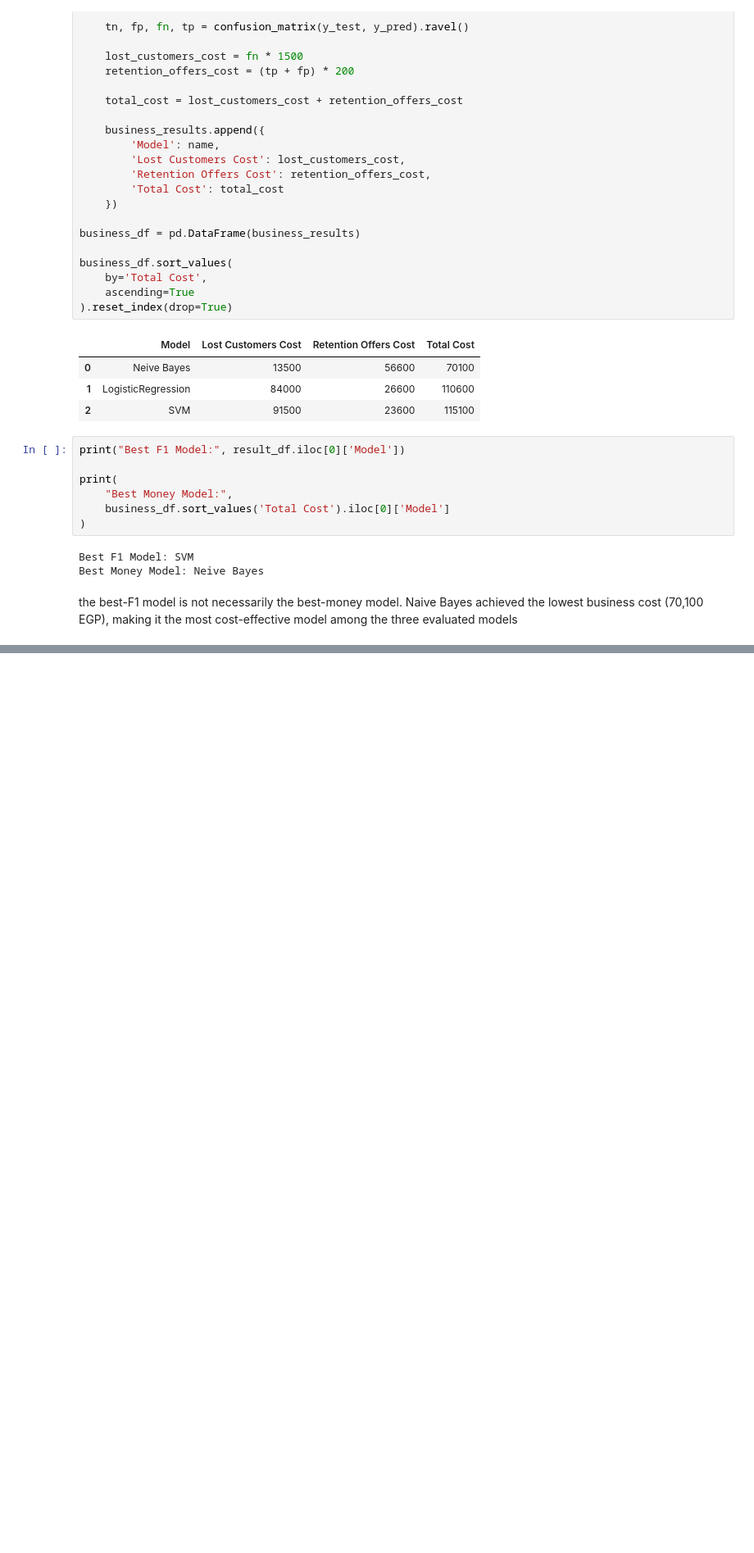
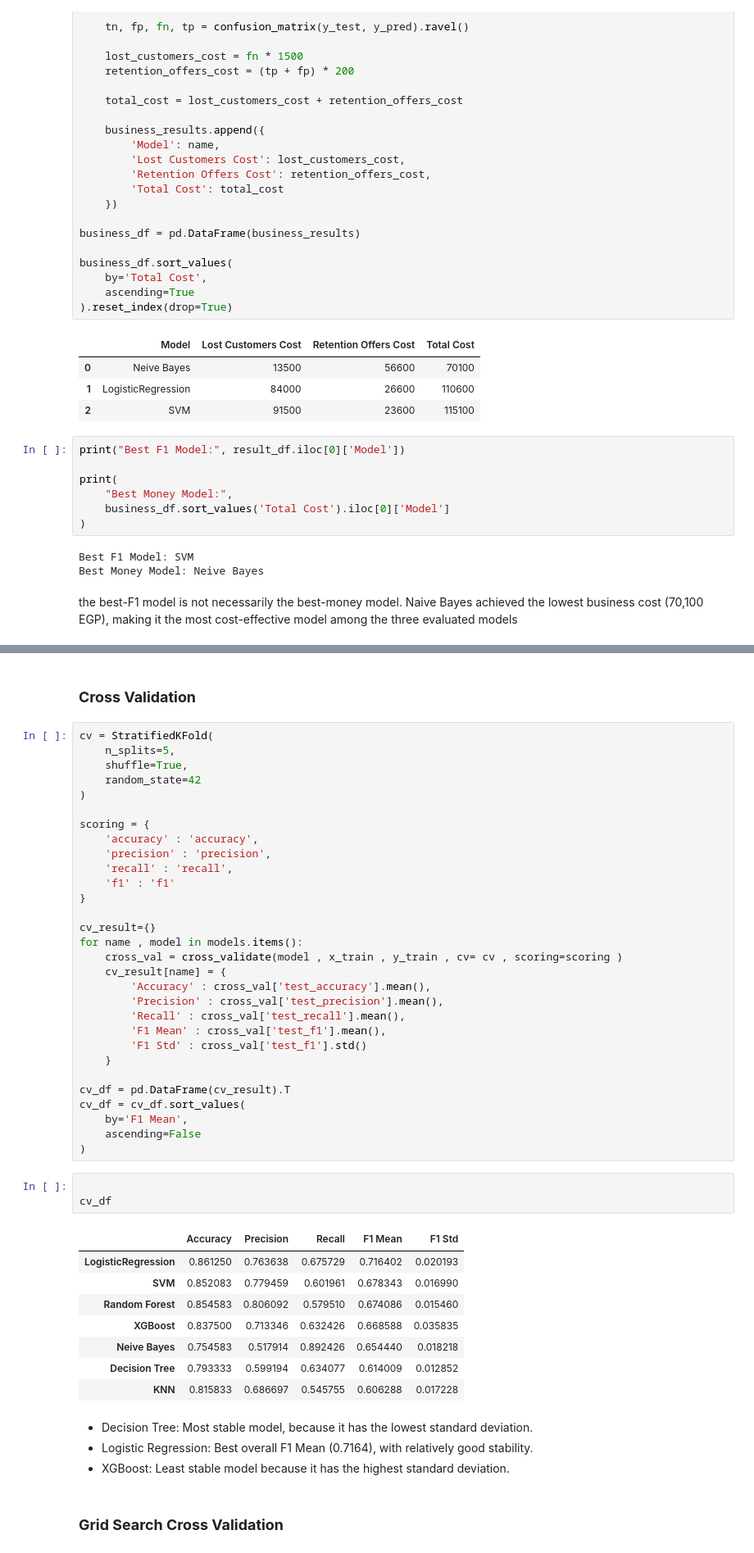
Before and after one commit to Omarsaidmohamed/ml_project1, a Jupyter notebook: notebook/ML_Code.ipynb, the cells around one changed output, grey strips where cells are left out. Shown at 82% size. Saved outputs shown, nothing was run; the diff lists cells and outputs as text; blank space fills up the shorter version.

```diff
--- a/notebook/ML_Code.ipynb
+++ b/notebook/ML_Code.ipynb
@@ -1189,0 +1209,50 @@ the best-F1 model is not necessarily the best-money model. Naive Bayes achieved
+# %% [markdown]
+### **Cross Validation**
+# %%
+cv = StratifiedKFold(
+    n_splits=5,
+    shuffle=True,
+    random_state=42
+)
+
+scoring = {
+    'accuracy' : 'accuracy',
+    'precision' : 'precision',
+    'recall' : 'recall',
+    'f1' : 'f1'
+}
+
+cv_result={}
+for name , model in models.items():
+    cross_val = cross_validate(model , x_train , y_train , cv= cv , scoring=scoring )
+    cv_result[name] = {
+        'Accuracy' : cross_val['test_accuracy'].mean(),
+        'Precision' : cross_val['test_precision'].mean(),
+        'Recall' : cross_val['test_recall'].mean(),
+        'F1 Mean' : cross_val['test_f1'].mean(),
+        'F1 Std' : cross_val['test_f1'].std()
+    }
+
+cv_df = pd.DataFrame(cv_result).T
+cv_df = cv_df.sort_values(
+    by='F1 Mean',
+    ascending=False
+)
+# %%
+
+cv_df
+# %% [output]
+|  | Accuracy | Precision | Recall | F1 Mean | F1 Std |
+| LogisticRegression | 0.861250 | 0.763638 | 0.675729 | 0.716402 | 0.020193 |
+| SVM | 0.852083 | 0.779459 | 0.601961 | 0.678343 | 0.016990 |
+| Random Forest | 0.854583 | 0.806092 | 0.579510 | 0.674086 | 0.015460 |
+| XGBoost | 0.837500 | 0.713346 | 0.632426 | 0.668588 | 0.035835 |
+| Neive Bayes | 0.754583 | 0.517914 | 0.892426 | 0.654440 | 0.018218 |
+| Decision Tree | 0.793333 | 0.599194 | 0.634077 | 0.614009 | 0.012852 |
+| KNN | 0.815833 | 0.686697 | 0.545755 | 0.606288 | 0.017228 |
+# %% [markdown]
+- Decision Tree: Most stable model, because it has the lowest standard deviation.
+- Logistic Regression: Best overall F1 Mean (0.7164), with relatively good stability.
+- XGBoost: Least stable model because it has the highest standard deviation.
+# %% [markdown]
+### **Grid Search Cross Validation**
```
Also changed, not shown: parts of 15 cells of this notebook.
